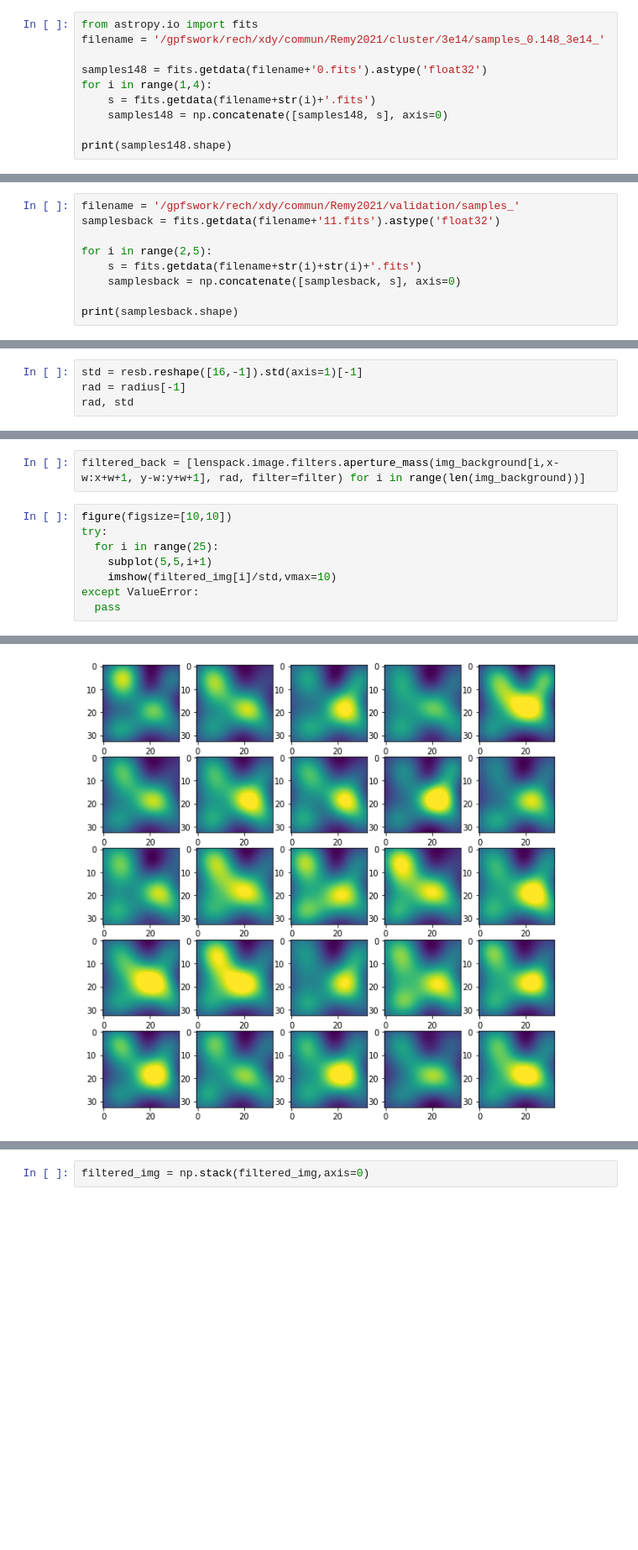
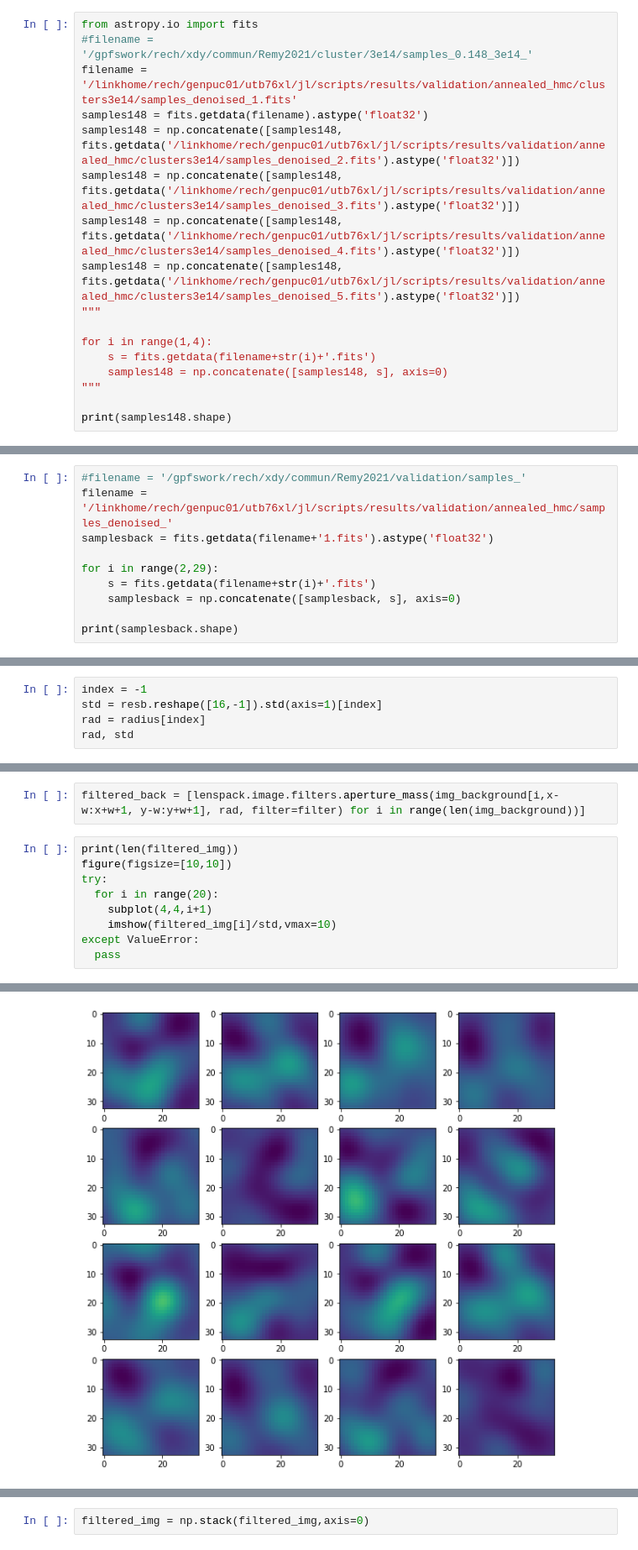
Before and after one commit to CosmoStat/jax-lensing, a Jupyter notebook: papers/Remy2021/Detection.ipynb, the cells around one changed output, grey strips where cells are left out. Shown at 84% size. Cells and saved outputs as stored; diff of their text form; blank space fills up the shorter version.

```diff
--- a/papers/Remy2021/Detection.ipynb
+++ b/papers/Remy2021/Detection.ipynb
@@ -11,12 +11,19 @@ Populating the interactive namespace from numpy and matplotlib
 Import posterior samples with the inserted cluster of mass $6\times10^{14}~M_\odot$
 # %%
 from astropy.io import fits
-filename = '/gpfswork/rech/xdy/commun/Remy2021/cluster/3e14/samples_0.148_3e14_'
+#filename = '/gpfswork/rech/xdy/commun/Remy2021/cluster/3e14/samples_0.148_3e14_'
+filename = '/linkhome/rech/genpuc01/utb76xl/jl/scripts/results/validation/annealed_hmc/clusters3e14/samples_denoised_1.fits'
+samples148 = fits.getdata(filename).astype('float32')
+samples148 = np.concatenate([samples148, fits.getdata('/linkhome/rech/genpuc01/utb76xl/jl/scripts/results/validation/annealed_hmc/clusters3e14/samples_denoised_2.fits').astype('float32')])
+samples148 = np.concatenate([samples148, fits.getdata('/linkhome/rech/genpuc01/utb76xl/jl/scripts/results/validation/annealed_hmc/clusters3e14/samples_denoised_3.fits').astype('float32')])
+samples148 = np.concatenate([samples148, fits.getdata('/linkhome/rech/genpuc01/utb76xl/jl/scripts/results/validation/annealed_hmc/clusters3e14/samples_denoised_4.fits').astype('float32')])
+samples148 = np.concatenate([samples148, fits.getdata('/linkhome/rech/genpuc01/utb76xl/jl/scripts/results/validation/annealed_hmc/clusters3e14/samples_denoised_5.fits').astype('float32')])
+"""
 
-samples148 = fits.getdata(filename+'0.fits').astype('float32')
 for i in range(1,4):
     s = fits.getdata(filename+str(i)+'.fits')
     samples148 = np.concatenate([samples148, s], axis=0)
+"""
 
 print(samples148.shape)
 # %% [output]
@@ -59,11 +69,12 @@ imshow(img[:,x-w:x+w+1, y-w:y+w+1].mean(axis=0),vmax=0.15)
 # %% [markdown]
 Import samples without the insterted cluster
 # %%
-filename = '/gpfswork/rech/xdy/commun/Remy2021/validation/samples_'
-samplesback = fits.getdata(filename+'11.fits').astype('float32')
+#filename = '/gpfswork/rech/xdy/commun/Remy2021/validation/samples_'
+filename = '/linkhome/rech/genpuc01/utb76xl/jl/scripts/results/validation/annealed_hmc/samples_denoised_'
+samplesback = fits.getdata(filename+'1.fits').astype('float32')
 
-for i in range(2,5):
-    s = fits.getdata(filename+str(i)+str(i)+'.fits')
+for i in range(2,29):
+    s = fits.getdata(filename+str(i)+'.fits')
     samplesback = np.concatenate([samplesback, s], axis=0)
 
 print(samplesback.shape)
@@ -231,5 +244,6 @@ plot(radius, res[:,16,16]/resb.reshape([16,-1]).std(axis=1))
 # %%
-std = resb.reshape([16,-1]).std(axis=1)[-1]
-rad = radius[-1]
+index = -1
+std = resb.reshape([16,-1]).std(axis=1)[index]
+rad = radius[index]
 rad, std
 # %% [output]
@@ -252,10 +266,11 @@ filtered_img = [lenspack.image.filters.aperture_mass(img[i,x-w:x+w+1, y-w:y+w+1]
 # %%
 filtered_back = [lenspack.image.filters.aperture_mass(img_background[i,x-w:x+w+1, y-w:y+w+1], rad, filter=filter) for i in range(len(img_background))]
 # %%
+print(len(filtered_img))
 figure(figsize=[10,10])
 try:
-  for i in range(25):
-    subplot(5,5,i+1)
+  for i in range(20):
+    subplot(4,4,i+1)
     imshow(filtered_img[i]/std,vmax=10)
 except ValueError:
   pass
@@ -263,4 +279,4 @@ except ValueError:
-[figure, old version]
+[figure, new version]
 # %%
 figure(figsize=[10,10])
 try:
```
Also changed, not shown: parts of 35 cells of this notebook.
